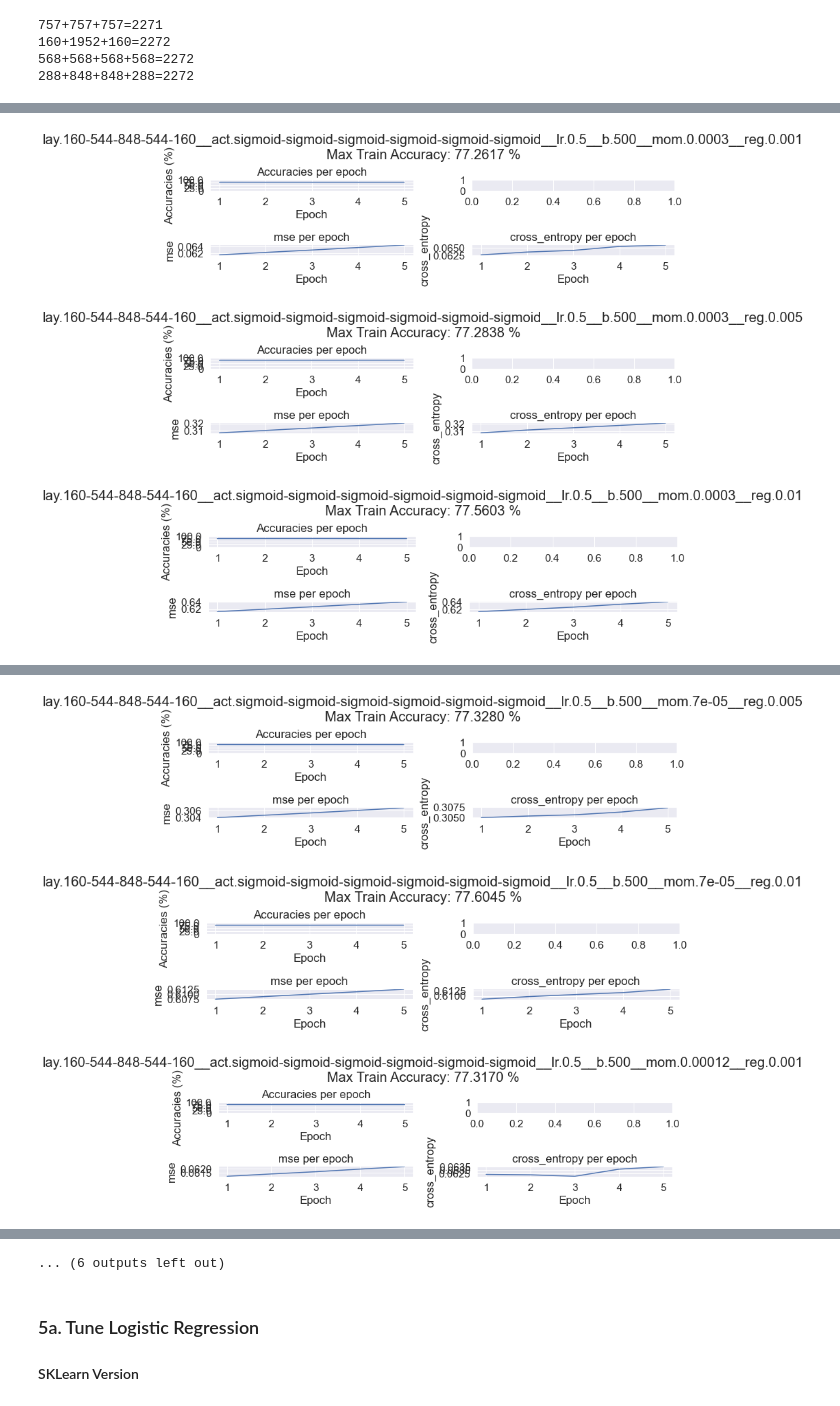
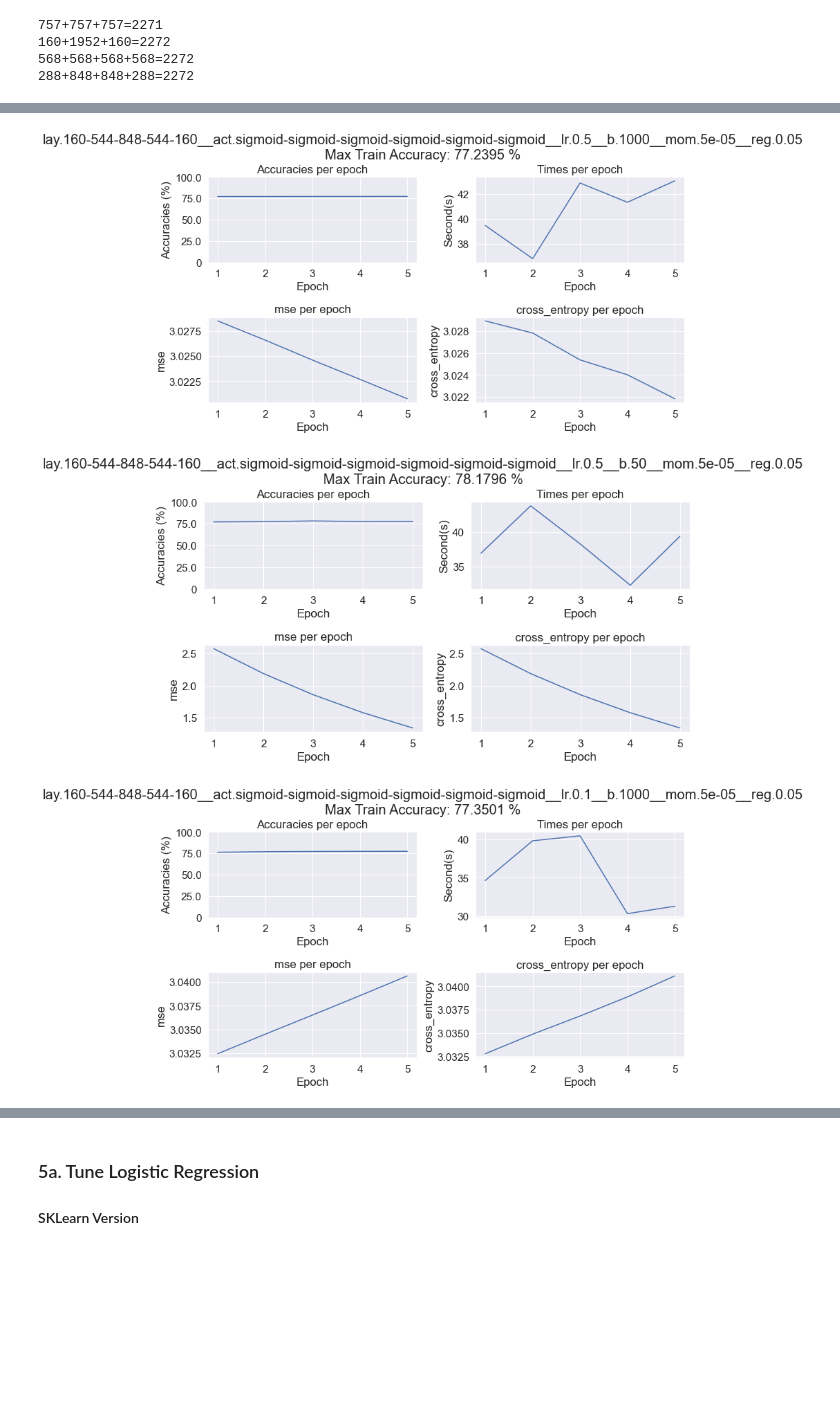
Before and after one commit to UTK-ML-Dream-Team/accident-severity-prediction, a Jupyter notebook: main.ipynb, the cells around one changed output, grey strips where cells are left out. Saved outputs shown, nothing was run; the diff lists cells and outputs as text; code cells hidden in the pictures; blank space fills up the shorter version.

Commit message:
Rename bpnn functions #7

```diff
--- a/main.ipynb
+++ b/main.ipynb
@@ -709,21 +709,18 @@ mlp_losses = {}
 mlp_times = {}
 # Hyperparams to test
 b_size_epochs_loops = (
-    (500, 5),
+    (1000, 5),
+    (50, 5),
 )
 reg_loops = (
-    0.001,
-    0.005,
-    0.01,
+    0.05,
 )
 mom_loops = (
-    0.0003,
-    0.00007,
-    0.00012,
+    0.00005,
 )
 lr_loops = (
     0.5,
-    0.3,
+    0.1,
 )
 lay_act_loops = (
     # ([757, 757, 757], ["sigmoid", "sigmoid", "sigmoid", "sigmoid"]),
@@ -745,7 +742,7 @@ for ind, (lay_act, lr, mom, reg, b_size_epochs) in enumerate(params):
     name = f"lay.{join_lst(lay)}__act.{join_lst(act)}__lr.{lr}__b.{b_size}__mom.{mom}__reg.{reg}"
     try:
       mlp_models[name], mlp_accuracies[name], mlp_losses[name], mlp_times[name] = \
-          models.train_dataset(name, X_val_PCA_TVT_np.copy(), y_val_onehot_np.copy(), lay, act,
+          models.train_bpnn(name, X_val_PCA_TVT_np.copy(), y_val_onehot_np.copy(), lay, act,
                               loss_functions, lr, mom, b_size, early_stopping,
                               max_epochs, reg, shuffle, symmetric_weights, seed, debug)
     except Exception as e:
@@ -887,14 +768,10 @@ print(type(mlp_losses_2))
 # %%
-# for name in mlp_models_2:
-#   models.test_and_plot(title=name,
-#                        accuracies=mlp_accuracies_2[name],
-#                        losses=mlp_losses_2[name],
-#                        times=mlp_times_2[name], subsample=1)
-for name in mlp_losses_new:
-  models.test_and_plot(title=name,
+for name in mlp_losses:
+  models.test_and_plot_bpnn(title=name,
                        accuracies=mlp_accuracies[name],
+                       times=mlp_times[name],
                        losses=mlp_losses[name], subsample=1)
 # %% [output]
-[figure, old version]
+[figure, new version]
-[figure, old version]
+[figure, new version]
-[figure, old version]
+[figure, new version]
@@ -902,3 +778,0 @@ for name in mlp_losses_new:
-[figure, removed]
-[figure, removed]
-[figure, removed]
@@ -910,4 +779,3 @@ for name in mlp_losses_new:
-... (6 outputs left out)
 # %% [markdown]
 ### 5a. Tune Logistic Regression
 #### SKLearn Version
```
Also changed, not shown: parts of 8 cells of this notebook, 1 other file.
